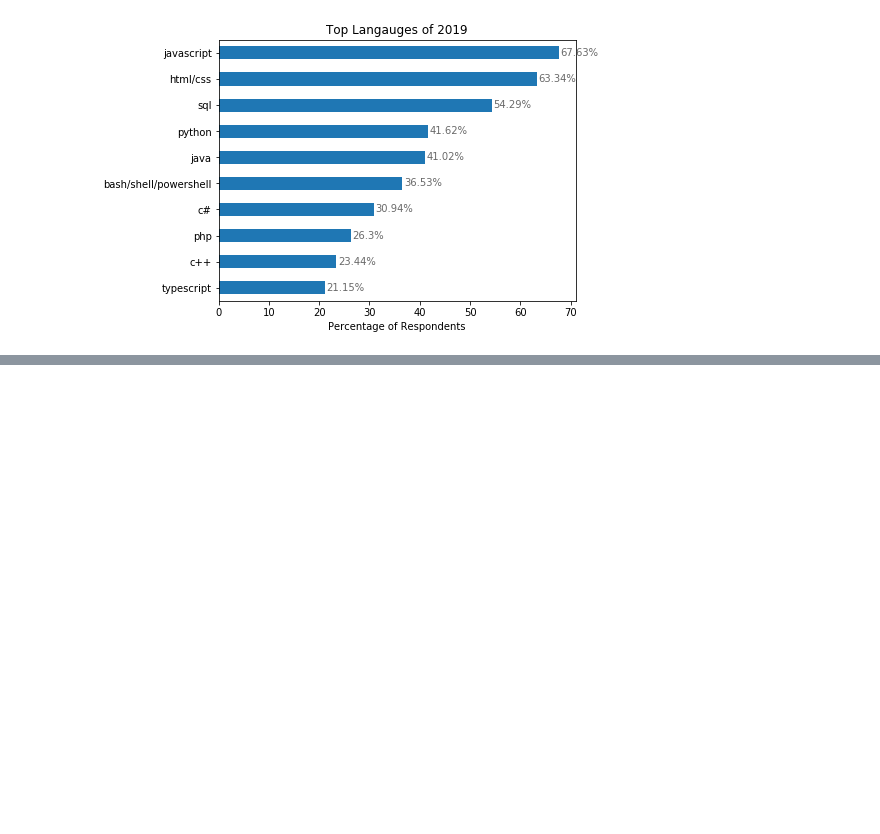
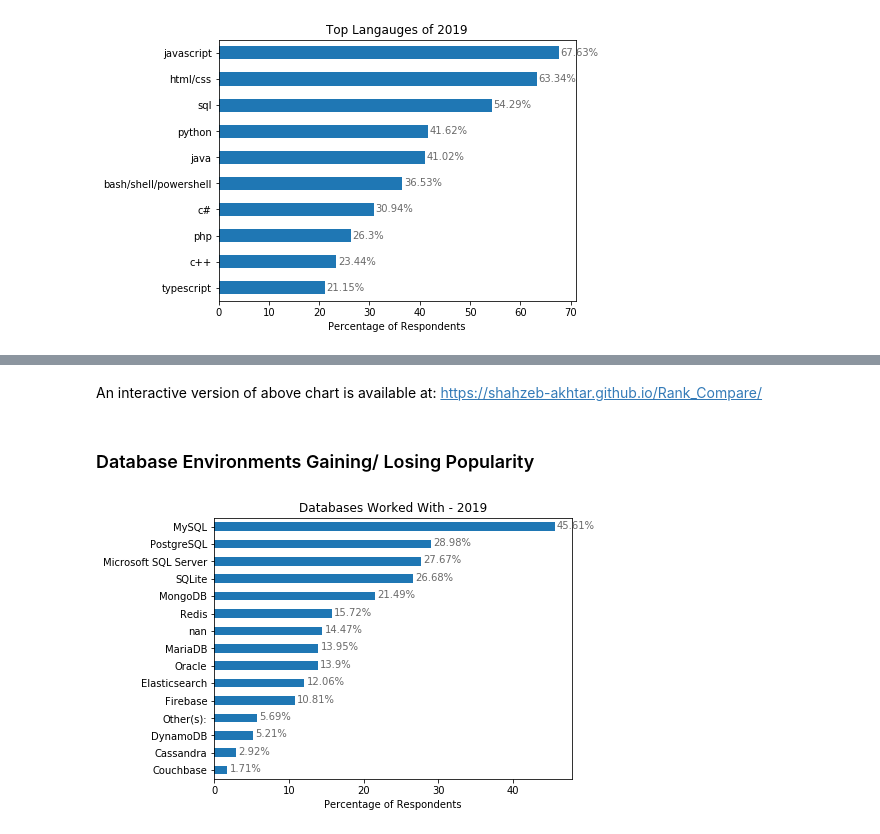
Before and after one commit to shahzeb-akhtar/Stackoverflow_Survey_Analysis, a Jupyter notebook: Stack_Overflow_Survey_Analysis.ipynb, the cells around one changed output, grey strips where cells are left out. Drawn from its saved outputs; the diff is of its cells as text; code cells hidden in the pictures; blank space fills up the shorter version.

```diff
--- a/Stack_Overflow_Survey_Analysis.ipynb
+++ b/Stack_Overflow_Survey_Analysis.ipynb
@@ -583,0 +721,8 @@ plt.show()
+# %% [markdown]
+An interactive version of above chart is available at: https://shahzeb-akhtar.github.io/Rank_Compare/
+# %% [markdown]
+### Database Environments Gaining/ Losing Popularity
+# %%
+plot_top_values(top_database_worked_with_19, 'Databases Worked With - 2019', 'Percentage of Respondents')
+# %% [output]
+[figure, added]
```
Also changed, not shown: parts of 92 cells of this notebook.
